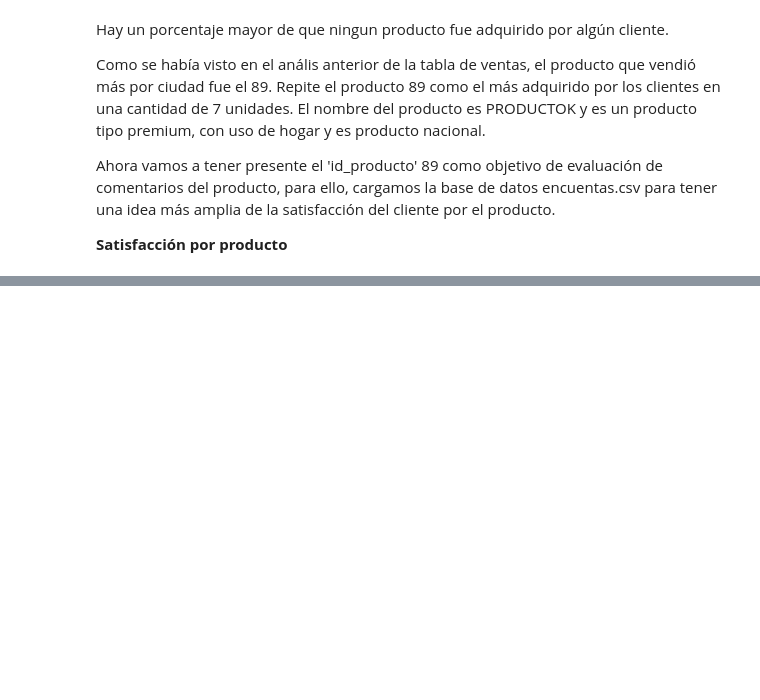
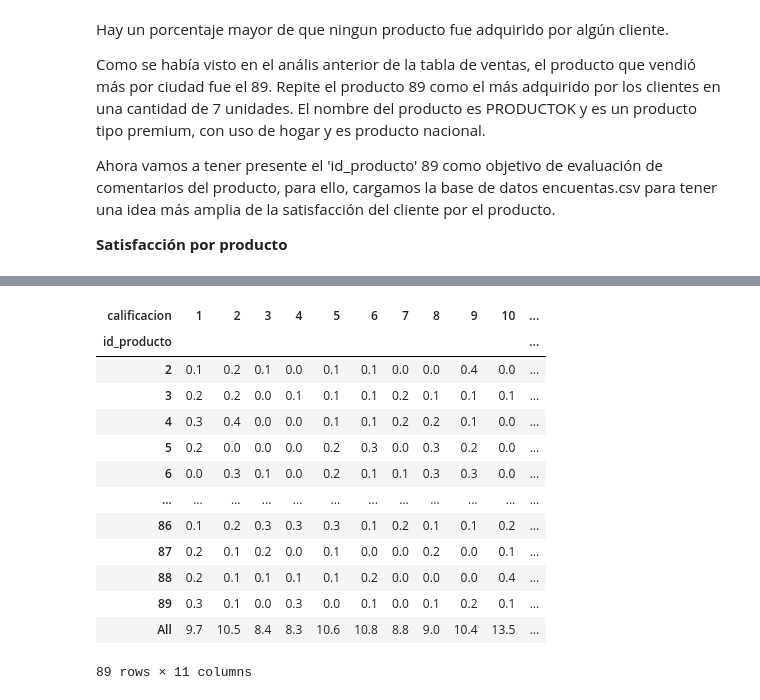
Before and after one commit to cacordobae/An-lisis-de-ventas, a Jupyter notebook: Analisis_ventas.ipynb, the cells around one changed output, grey strips where cells are left out. Cells and saved outputs as stored; diff of their text form; code cells hidden in the pictures; blank space fills up the shorter version.

```diff
--- a/Analisis_ventas.ipynb
+++ b/Analisis_ventas.ipynb
@@ -937,3 +937,8 @@ El nombre del producto es PRODUCTOK y es un producto tipo premium, con uso de ho
 Ahora vamos a tener presente el 'id_producto' 89 como objetivo de evaluación de comentarios del producto, para ello, cargamos la base de datos encuentas.csv para tener una idea más amplia de la satisfacción del cliente por el producto.
 
 **Satisfacción por producto**
+# %%
+#cargando base de datos encuestas
+
+encuentas= pd.read_csv('/content/encuestas.csv', delimiter=";", encoding='latin-1')
+print(encuentas.head(10))
@@ -939,0 +989,17 @@ Ahora vamos a tener presente el 'id_producto' 89 como objetivo de evaluación de
+# %%
+pd.crosstab(index= encuentas['id_producto'], columns= encuentas['calificacion'] ,margins =True).apply(lambda r :r/len(encuentas)*100, axis= 1)
+# %% [output]
+| calificacion | 1 | 2 | 3 | 4 | 5 | 6 | 7 | 8 | 9 | 10 | ... |
+| id_producto |  |  |  |  |  |  |  |  |  |  | ... |
+| 2 | 0.1 | 0.2 | 0.1 | 0.0 | 0.1 | 0.1 | 0.0 | 0.0 | 0.4 | 0.0 | ... |
+| 3 | 0.2 | 0.2 | 0.0 | 0.1 | 0.1 | 0.1 | 0.2 | 0.1 | 0.1 | 0.1 | ... |
+| 4 | 0.3 | 0.4 | 0.0 | 0.0 | 0.1 | 0.1 | 0.2 | 0.2 | 0.1 | 0.0 | ... |
+| 5 | 0.2 | 0.0 | 0.0 | 0.0 | 0.2 | 0.3 | 0.0 | 0.3 | 0.2 | 0.0 | ... |
+| 6 | 0.0 | 0.3 | 0.1 | 0.0 | 0.2 | 0.1 | 0.1 | 0.3 | 0.3 | 0.0 | ... |
+| ... | ... | ... | ... | ... | ... | ... | ... | ... | ... | ... | ... |
+| 86 | 0.1 | 0.2 | 0.3 | 0.3 | 0.3 | 0.1 | 0.2 | 0.1 | 0.1 | 0.2 | ... |
+| 87 | 0.2 | 0.1 | 0.2 | 0.0 | 0.1 | 0.0 | 0.0 | 0.2 | 0.0 | 0.1 | ... |
+| 88 | 0.2 | 0.1 | 0.1 | 0.1 | 0.1 | 0.2 | 0.0 | 0.0 | 0.0 | 0.4 | ... |
+| 89 | 0.3 | 0.1 | 0.0 | 0.3 | 0.0 | 0.1 | 0.0 | 0.1 | 0.2 | 0.1 | ... |
+| All | 9.7 | 10.5 | 8.4 | 8.3 | 10.6 | 10.8 | 8.8 | 9.0 | 10.4 | 13.5 | ... |
+89 rows × 11 columns
```
Also changed, not shown: parts of 31 cells of this notebook.
